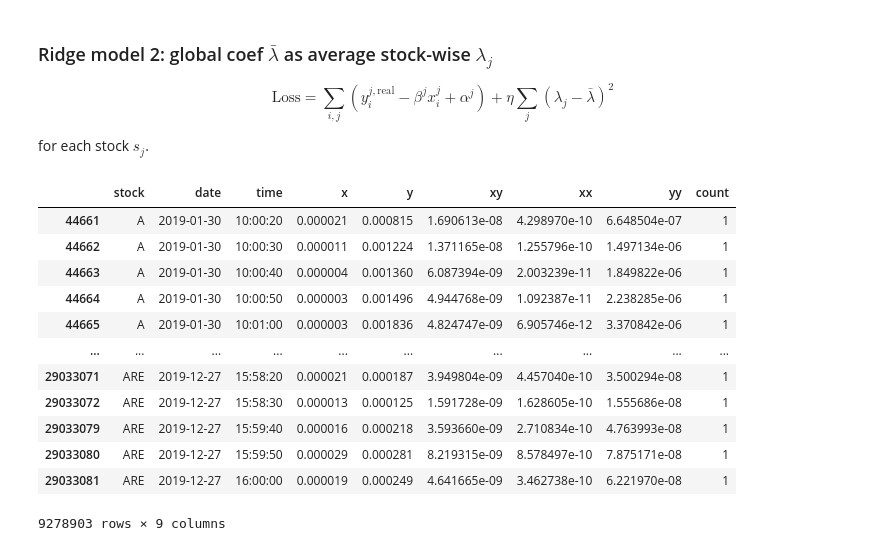
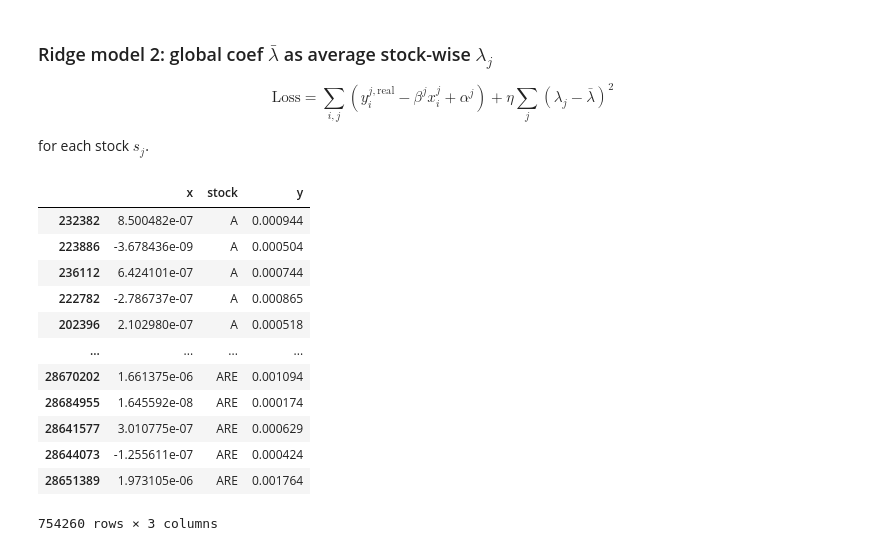
Before and after one commit to kelvin386/QuantTradingProject, a Jupyter notebook: Ridge_toy.ipynb, the cells around one changed output. Drawn from its saved outputs; the diff is of its cells as text; code cells hidden in the pictures.

```diff
--- a/Ridge_toy.ipynb
+++ b/Ridge_toy.ipynb
@@ -90,26 +99,15 @@ $$
 $$
 
 for each stock $s_j$.
-# %%
-req_stat_df.
-# %% [output]
-|  | stock | date | time | x | y | xy | xx | yy | count |
-| 44661 | A | 2019-01-30 | 10:00:20 | 0.000021 | 0.000815 | 1.690613e-08 | 4.298970e-10 | 6.648504e-07 | 1 |
-| 44662 | A | 2019-01-30 | 10:00:30 | 0.000011 | 0.001224 | 1.371165e-08 | 1.255796e-10 | 1.497134e-06 | 1 |
-| 44663 | A | 2019-01-30 | 10:00:40 | 0.000004 | 0.001360 | 6.087394e-09 | 2.003239e-11 | 1.849822e-06 | 1 |
-| 44664 | A | 2019-01-30 | 10:00:50 | 0.000003 | 0.001496 | 4.944768e-09 | 1.092387e-11 | 2.238285e-06 | 1 |
-| 44665 | A | 2019-01-30 | 10:01:00 | 0.000003 | 0.001836 | 4.824747e-09 | 6.905746e-12 | 3.370842e-06 | 1 |
-| ... | ... | ... | ... | ... | ... | ... | ... | ... | ... |
-| 29033071 | ARE | 2019-12-27 | 15:58:20 | 0.000021 | 0.000187 | 3.949804e-09 | 4.457040e-10 | 3.500294e-08 | 1 |
-| 29033072 | ARE | 2019-12-27 | 15:58:30 | 0.000013 | 0.000125 | 1.591728e-09 | 1.628605e-10 | 1.555686e-08 | 1 |
-| 29033079 | ARE | 2019-12-27 | 15:59:40 | 0.000016 | 0.000218 | 3.593660e-09 | 2.710834e-10 | 4.763993e-08 | 1 |
-| 29033080 | ARE | 2019-12-27 | 15:59:50 | 0.000029 | 0.000281 | 8.219315e-09 | 8.578497e-10 | 7.875171e-08 | 1 |
-| 29033081 | ARE | 2019-12-27 | 16:00:00 | 0.000019 | 0.000249 | 4.641665e-09 | 3.462738e-10 | 6.221970e-08 | 1 |
-9278903 rows × 9 columns
-# %%
-def loss_function(params, x, y, global_coef, eta):
-    coef, intercept = params  # Unpack the parameters
-    predictions = coef * x + intercept
-    residuals = y - predictions
-    penalty = eta * (global_coef - coef) ** 2
-    return (np.sum(residuals ** 2) + penalty)
+# %%
+in_sample_month = 5
+half_life = 3600
+model_type = 'linear'
+impact_px_df = IF.get_impact_state(traded_volume_df, monthly_scaling_factor, half_life, model_type)
+req_stat_df = IF.impact_regression_statistics(impact_px_df, explanation_horizon_periods, px_df)
+req_stat_df = req_stat_df.loc[req_stat_df["y"] >= 1e-4].copy()
+req_stat_df["date"] = pd.to_datetime(req_stat_df["date"])
+reg_summary_naive = IF.regression_result_by_stock(req_stat_df, in_sample_month)
+
+initial_param = reg_summary_naive[["beta_estimate", "alpha_estimate"]]  # n * 2 matrix
+req_stat_df_in_sample_month = req_stat_df.loc[req_stat_df["date"].dt.month == in_sample_month].copy()
@@ -115,0 +141,36 @@ def loss_function(params, x, y, global_coef, eta):
+# %%
+params = np.random.random((50, 2))
+# %%
+data = pd.merge(x, y, left_index=True, right_index=True)
+data.drop('stock_y', axis=1, inplace=True)
+data.columns = ['x', 'stock', 'y']
+# %%
+def loss_function(params, data, eta):
+    '''
+    params: n * 2 matrix
+    x: dataframe by stocks
+    y: dataframe by stocks
+    '''
+    loss = 0
+    stocks = x.stock.unique()
+    for i in range(len(stocks)):
+        x_temp, y_temp = x.loc[x['stock'] == stocks[i]]['x'].values, y.loc[y['stock'] == stocks[i]]['y'].values
+        y_pred_temp = x_temp * params[i][0] + params[i][1]
+        loss += np.sum((y_temp - y_pred_temp) ** 2)
+
+    loss += eta * params[:, 0].var()
+    return loss
+# %% [output]
+|  | x | stock | y |
+| 232382 | 8.500482e-07 | A | 0.000944 |
+| 223886 | -3.678436e-09 | A | 0.000504 |
+| 236112 | 6.424101e-07 | A | 0.000744 |
+| 222782 | -2.786737e-07 | A | 0.000865 |
+| 202396 | 2.102980e-07 | A | 0.000518 |
+| ... | ... | ... | ... |
+| 28670202 | 1.661375e-06 | ARE | 0.001094 |
+| 28684955 | 1.645592e-08 | ARE | 0.000174 |
+| 28641577 | 3.010775e-07 | ARE | 0.000629 |
+| 28644073 | -1.255611e-07 | ARE | 0.000424 |
+| 28651389 | 1.973105e-06 | ARE | 0.001764 |
+754260 rows × 3 columns
```
Also changed, not shown: parts of 9 cells of this notebook, 13 other files.
